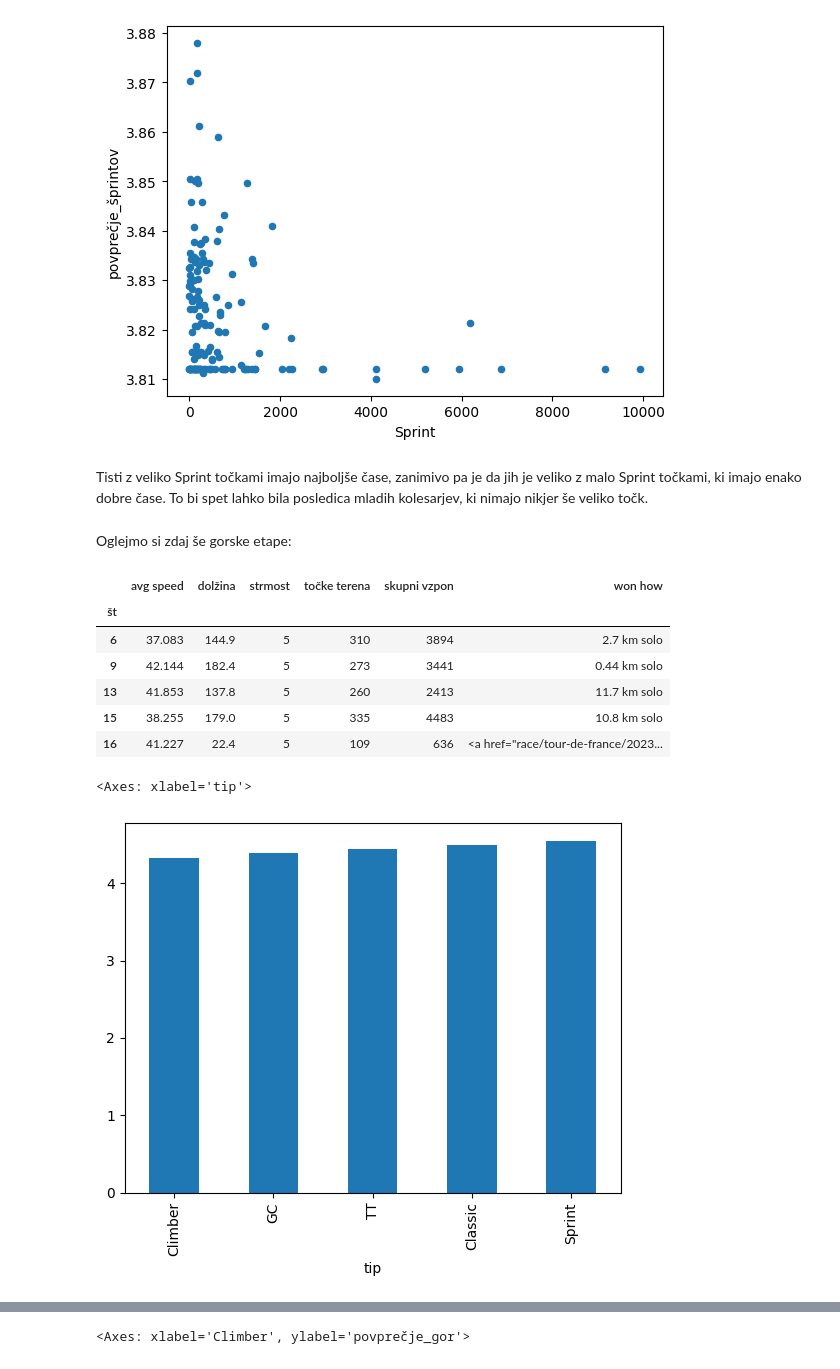
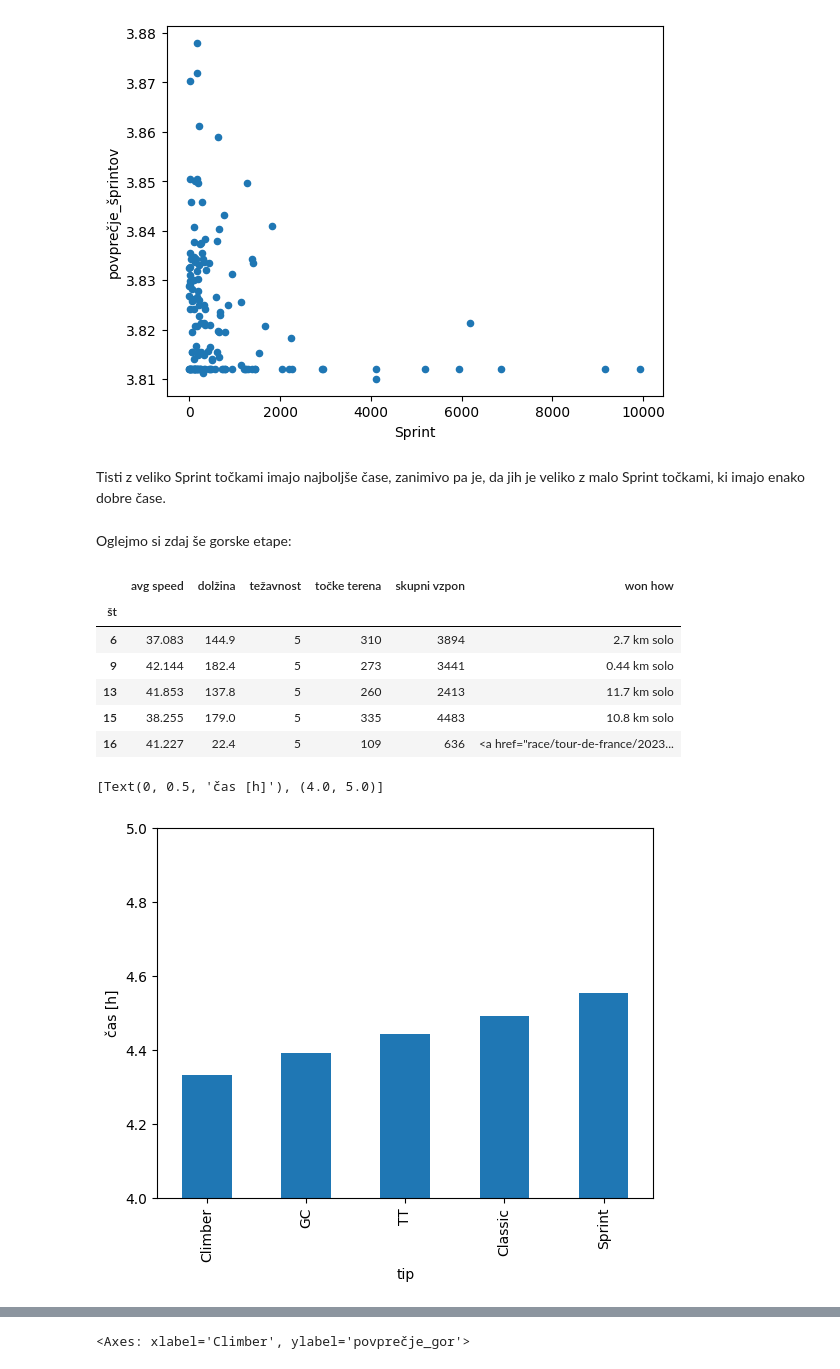
Before and after one commit to anja-rupnik/projektna_naloga, a Jupyter notebook: analizirajmo.ipynb, the cells around one changed output, grey strips where cells are left out. Drawn from its saved outputs; the diff is of its cells as text; code cells hidden in the pictures.

```diff
--- a/analizirajmo.ipynb
+++ b/analizirajmo.ipynb
@@ -206,13 +217,13 @@ Spet si oglejmo še kako je s točkami v kategoriji Sprint in časi:
 <Axes: xlabel='Sprint', ylabel='povprečje_šprintov'>
 [figure]
 # %% [markdown]
-Tisti z veliko Sprint točkami imajo najboljše čase, zanimivo pa je da jih je veliko z malo Sprint točkami, ki imajo enako dobre čase. To bi spet lahko bila posledica mladih kolesarjev, ki nimajo nikjer še veliko točk.
+Tisti z veliko Sprint točkami imajo najboljše čase, zanimivo pa je, da jih je veliko z malo Sprint točkami, ki imajo enako dobre čase.
 # %% [markdown]
 Oglejmo si zdaj še gorske etape:
 # %%
-etape[etape.strmost == 5]
+etape[etape.težavnost == 5]
 # %% [output]
-|  | avg speed | dolžina | strmost | točke terena | skupni vzpon | won how |
+|  | avg speed | dolžina | težavnost | točke terena | skupni vzpon | won how |
 | št |  |  |  |  |  |  |
 | 6 | 37.083 | 144.9 | 5 | 310 | 3894 | 2.7 km solo |
 | 9 | 42.144 | 182.4 | 5 | 273 | 3441 | 0.44 km solo |
@@ -222,8 +233,8 @@ etape[etape.strmost == 5]
 # %%
 gore_tip = rezultati_kolesarji[['tip', 'Climber', 'čas6', 'čas9', 'čas13', 'čas15']].dropna()
 gore_tip['povprečje_gor'] = gore_tip.loc[:, 'čas6':'čas15'].mean(axis=1)
-gore_tip.groupby('tip')['povprečje_gor'].mean().sort_values().plot.bar()
+gore_tip.groupby('tip')['povprečje_gor'].mean().sort_values().plot.bar().set(ylabel = 'čas [h]', ylim = [4, 5])
 # %% [output]
-<Axes: xlabel='tip'>
+[Text(0, 0.5, 'čas [h]'), (4.0, 5.0)]
-[figure, old version]
+[figure, new version]
 # %% [markdown]
```
Also changed, not shown: parts of 33 cells of this notebook.
